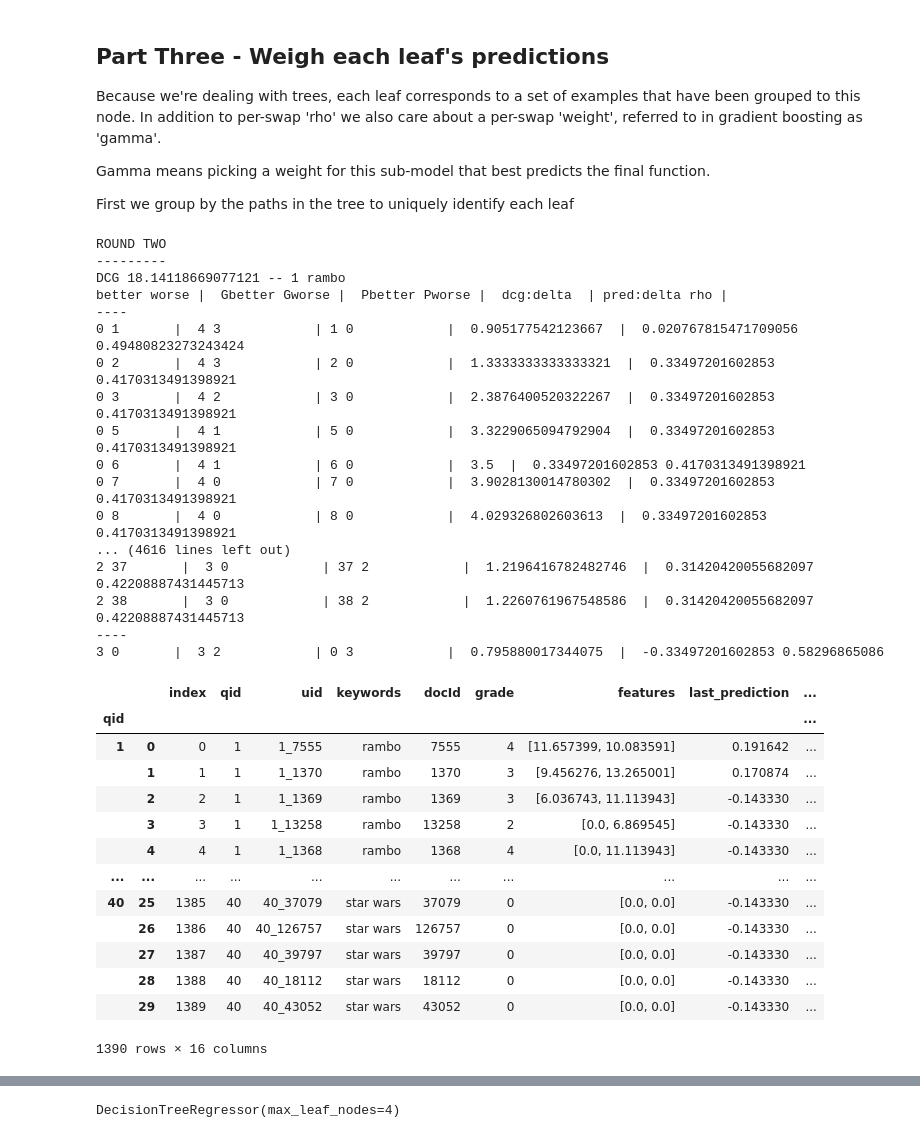
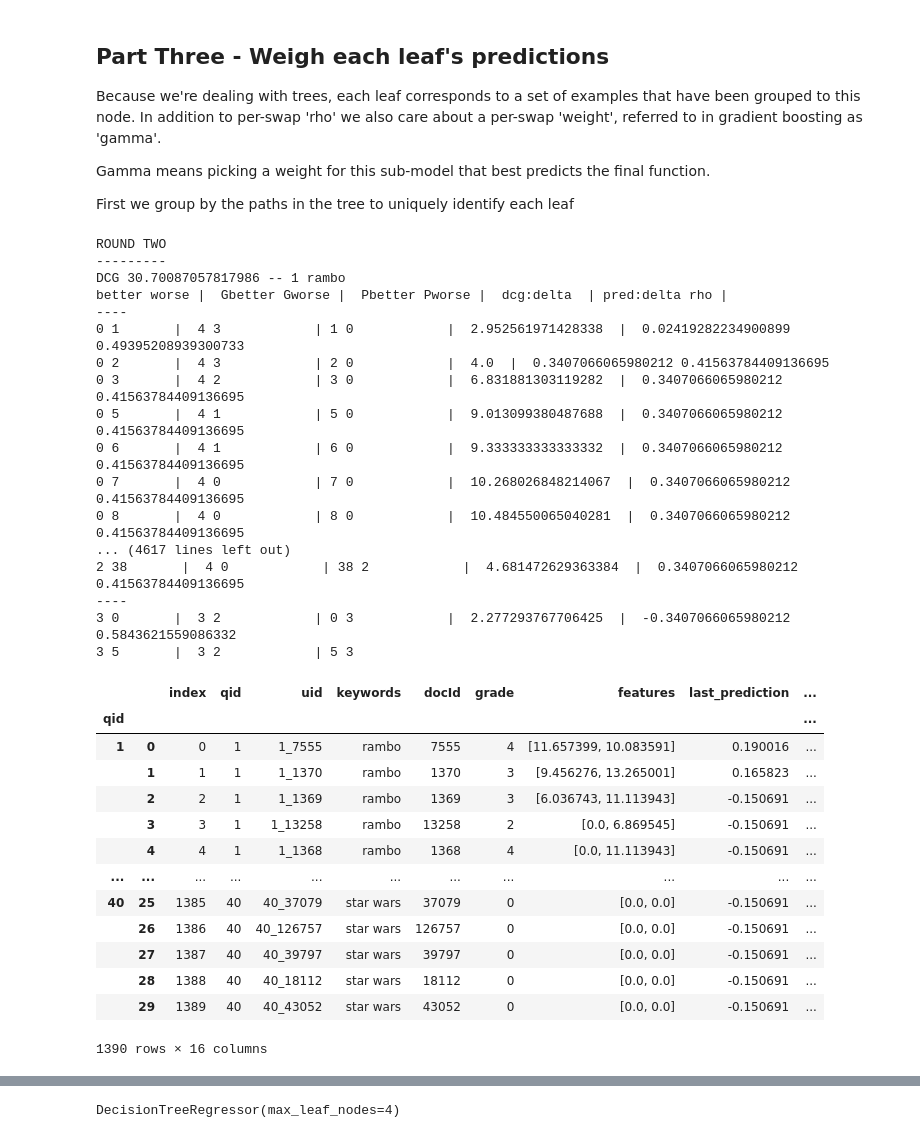
Before and after one commit to o19s/hello-ltr, a Jupyter notebook: notebooks/elasticsearch/tmdb/lambda-mart-in-python.ipynb, the cells around one changed output, grey strips where cells are left out. Drawn from its saved outputs; the diff is of its cells as text; code cells hidden in the pictures.

```diff
--- a/notebooks/elasticsearch/tmdb/lambda-mart-in-python.ipynb
+++ b/notebooks/elasticsearch/tmdb/lambda-mart-in-python.ipynb
@@ -205,7 +205,7 @@ def dcg(ranked_list, at=10):
     """Given a list, compute DCG --
        uses same variant as lambdamart 2**grade / log2(displayrank)
     """
-    ranked_list['discount'] = 1 / (1 + (np.log2(2 + ranked_list['display_rank'])))
+    ranked_list['discount'] = 1 / np.log2(2 + ranked_list['display_rank'])
     ranked_list['gain'] = (2**ranked_list['grade'] - 1) * ranked_list['discount'] # TODO - precompute gain on swapping
     return sum(ranked_list['gain'].head(at))
 
@@ -535,7 +535,7 @@ def compute_swaps_scaled_with_weights(query_judgments, axis, metric=dcg, at=10,
 
     # Sort to see ideal ordering
     # This isn't strictly nescesarry, but it's helpful to understand the algorithm
-    query_judgments = query_judgments.sort_values('last_prediction', ascending=False, kind='merge_sort').reset_index()
+    query_judgments = query_judgments.sort_values('last_prediction', ascending=False, kind='stable').reset_index()
 
     # Instead of explicitly 'swapping' we just swap the 'display_rank' - where
     # in the final ranking this would be placed. We can easily use that to compute DCG
@@ -625,56 +625,56 @@ lambdas_per_query = lambdas_per_query.drop('qid', axis=1).reset_index().drop(['l
 print("ROUND TWO")
 print("---------")
 
 features = lambdas_per_query['features'].tolist()
 tree = DecisionTreeRegressor(max_leaf_nodes=4)
 tree.fit(features, lambdas_per_query['lambda'])
 
 
 lambdas_per_query['path'] = tree_paths(tree, features)
 predictions = lambdas_per_query.groupby('path')['lambda'].sum() / lambdas_per_query.groupby('path')['weight'].sum()
 predictions = predictions.fillna(0.0) # for divide by 0
 
 # -------------------
 #4. Add to ensemble, recreate last prediction
 new_tree = OverridenRegressionTree(predictions=predictions, tree=tree)
 ensemble.append(new_tree)
 next_predictions = new_tree.predict(features, use_original=True)
 lambdas_per_query['last_prediction'] += (next_predictions * learning_rate)
 
 lambdas_per_query = lambdas_per_query.groupby('qid').apply(compute_swaps_scaled_with_weights, axis=1, dump=True)
 
 lambdas_per_query
 # %% [output]
 ROUND TWO
 ---------
-DCG 18.14118669077121 -- 1 rambo
+DCG 30.70087057817986 -- 1 rambo
 better worse |  Gbetter Gworse |  Pbetter Pworse |  dcg:delta  | pred:delta rho |
 ----
-0 1       |  4 3            | 1 0            |  0.905177542123667  |  0.020767815471709056 0.49480823273243424
-0 2       |  4 3            | 2 0            |  1.3333333333333321  |  0.33497201602853 0.4170313491398921
-0 3       |  4 2            | 3 0            |  2.3876400520322267  |  0.33497201602853 0.4170313491398921
-0 5       |  4 1            | 5 0            |  3.3229065094792904  |  0.33497201602853 0.4170313491398921
-0 6       |  4 1            | 6 0            |  3.5  |  0.33497201602853 0.4170313491398921
-0 7       |  4 0            | 7 0            |  3.9028130014780302  |  0.33497201602853 0.4170313491398921
-0 8       |  4 0            | 8 0            |  4.029326802603613  |  0.33497201602853 0.4170313491398921
-... (4616 lines left out)
-2 37       |  3 0            | 37 2            |  1.2196416782482746  |  0.31420420055682097 0.42208887431445713
-2 38       |  3 0            | 38 2            |  1.2260761967548586  |  0.31420420055682097 0.42208887431445713
+0 1       |  4 3            | 1 0            |  2.952561971428338  |  0.02419282234900899 0.49395208939300733
+0 2       |  4 3            | 2 0            |  4.0  |  0.3407066065980212 0.41563784409136695
+0 3       |  4 2            | 3 0            |  6.831881303119282  |  0.3407066065980212 0.41563784409136695
+0 5       |  4 1            | 5 0            |  9.013099380487688  |  0.3407066065980212 0.41563784409136695
+0 6       |  4 1            | 6 0            |  9.333333333333332  |  0.3407066065980212 0.41563784409136695
+0 7       |  4 0            | 7 0            |  10.268026848214067  |  0.3407066065980212 0.41563784409136695
+0 8       |  4 0            | 8 0            |  10.484550065040281  |  0.3407066065980212 0.41563784409136695
+... (4617 lines left out)
+2 38       |  4 0            | 38 2            |  4.681472629363384  |  0.3407066065980212 0.41563784409136695
 ----
-3 0       |  3 2            | 0 3            |  0.795880017344075  |  -0.33497201602853 0.58296865086
+3 0       |  3 2            | 0 3            |  2.277293767706425  |  -0.3407066065980212 0.5843621559086332
+3 5       |  3 2            | 5 3
 |  |  | index | qid | uid | keywords | docId | grade | features | last_prediction | ... |
 | qid |  |  |  |  |  |  |  |  |  | ... |
-| 1 | 0 | 0 | 1 | 1_7555 | rambo | 7555 | 4 | [11.657399, 10.083591] | 0.191642 | ... |
-|  | 1 | 1 | 1 | 1_1370 | rambo | 1370 | 3 | [9.456276, 13.265001] | 0.170874 | ... |
-|  | 2 | 2 | 1 | 1_1369 | rambo | 1369 | 3 | [6.036743, 11.113943] | -0.143330 | ... |
-|  | 3 | 3 | 1 | 1_13258 | rambo | 13258 | 2 | [0.0, 6.869545] | -0.143330 | ... |
-|  | 4 | 4 | 1 | 1_1368 | rambo | 1368 | 4 | [0.0, 11.113943] | -0.143330 | ... |
+| 1 | 0 | 0 | 1 | 1_7555 | rambo | 7555 | 4 | [11.657399, 10.083591] | 0.190016 | ... |
+|  | 1 | 1 | 1 | 1_1370 | rambo | 1370 | 3 | [9.456276, 13.265001] | 0.165823 | ... |
+|  | 2 | 2 | 1 | 1_1369 | rambo | 1369 | 3 | [6.036743, 11.113943] | -0.150691 | ... |
+|  | 3 | 3 | 1 | 1_13258 | rambo | 13258 | 2 | [0.0, 6.869545] | -0.150691 | ... |
+|  | 4 | 4 | 1 | 1_1368 | rambo | 1368 | 4 | [0.0, 11.113943] | -0.150691 | ... |
 | ... | ... | ... | ... | ... | ... | ... | ... | ... | ... | ... |
-| 40 | 25 | 1385 | 40 | 40_37079 | star wars | 37079 | 0 | [0.0, 0.0] | -0.143330 | ... |
-|  | 26 | 1386 | 40 | 40_126757 | star wars | 126757 | 0 | [0.0, 0.0] | -0.143330 | ... |
-|  | 27 | 1387 | 40 | 40_39797 | star wars | 39797 | 0 | [0.0, 0.0] | -0.143330 | ... |
-|  | 28 | 1388 | 40 | 40_18112 | star wars | 18112 | 0 | [0.0, 0.0] | -0.143330 | ... |
-|  | 29 | 1389 | 40 | 40_43052 | star wars | 43052 | 0 | [0.0, 0.0] | -0.143330 | ... |
+| 40 | 25 | 1385 | 40 | 40_37079 | star wars | 37079 | 0 | [0.0, 0.0] | -0.150691 | ... |
+|  | 26 | 1386 | 40 | 40_126757 | star wars | 126757 | 0 | [0.0, 0.0] | -0.150691 | ... |
+|  | 27 | 1387 | 40 | 40_39797 | star wars | 39797 | 0 | [0.0, 0.0] | -0.150691 | ... |
+|  | 28 | 1388 | 40 | 40_18112 | star wars | 18112 | 0 | [0.0, 0.0] | -0.150691 | ... |
+|  | 29 | 1389 | 40 | 40_43052 | star wars | 43052 | 0 | [0.0, 0.0] | -0.150691 | ... |
 1390 rows × 16 columns
 # %%
 lambdas_per_query.loc[3, :].sort_values('last_prediction', ascending=False)
```
Also changed, not shown: parts of 9 cells of this notebook.
